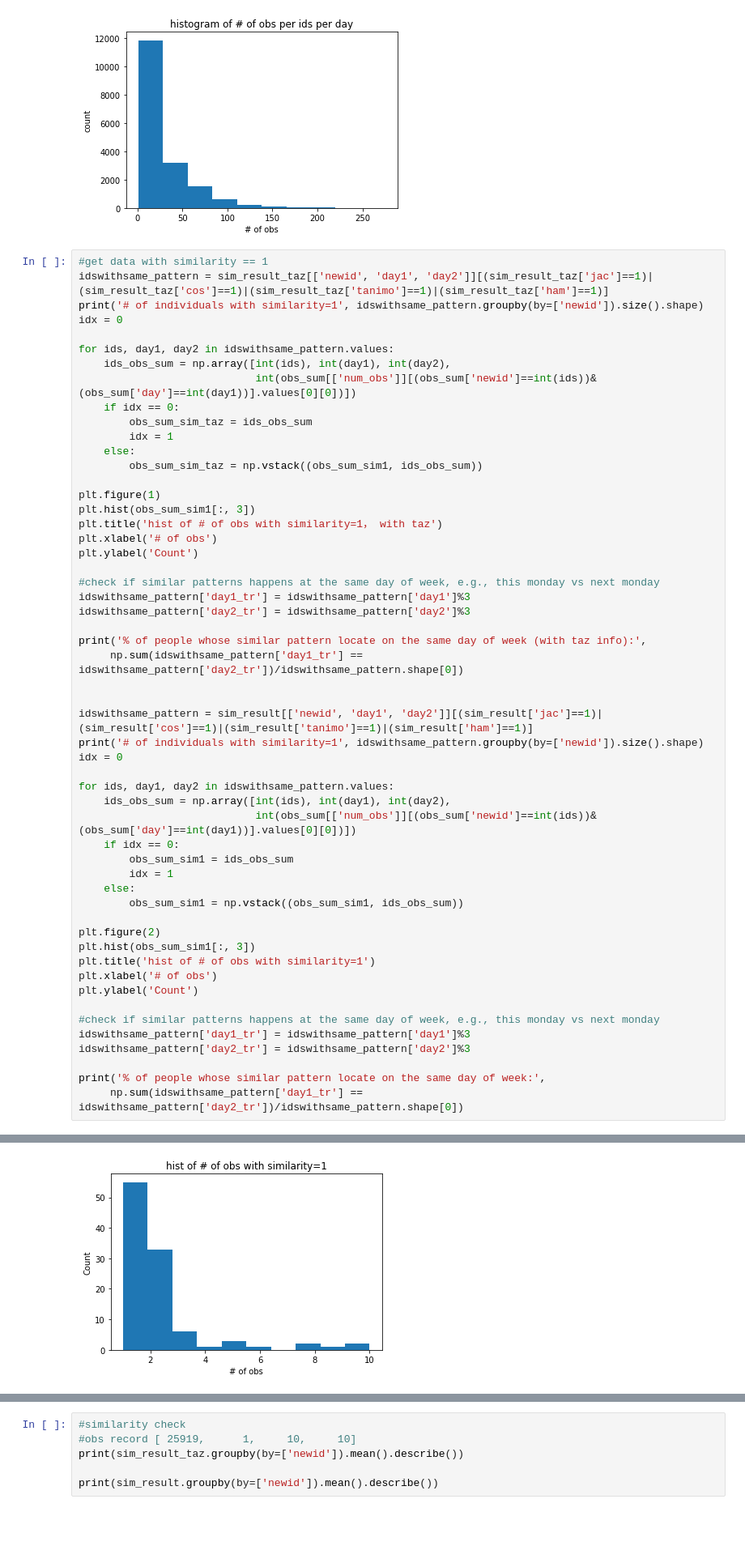
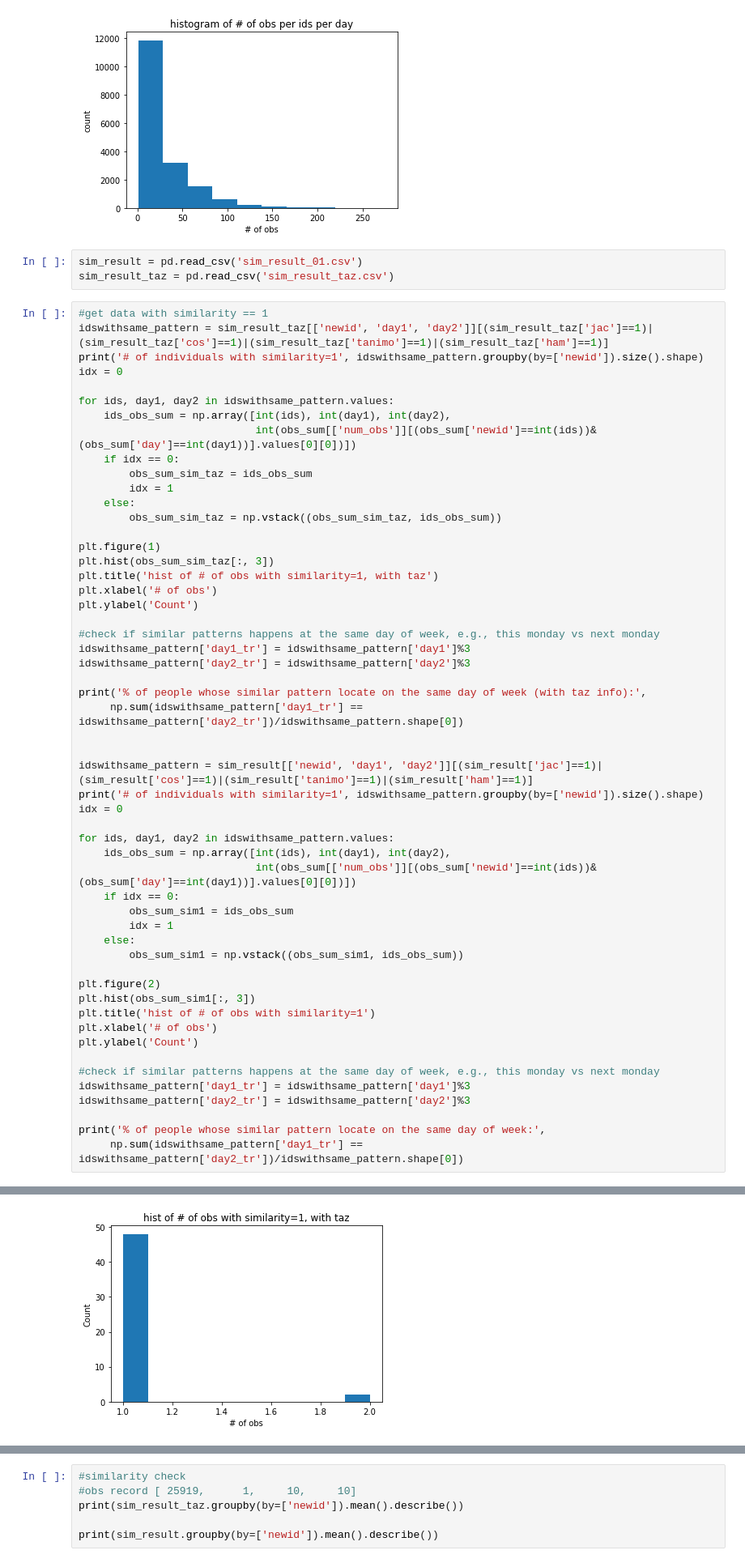
Before and after one commit to Yiran6/app_baseddata_processing, a Jupyter notebook: app_based_dt_check.ipynb, the cells around one changed output, grey strips where cells are left out. Shown at 81% size. Saved outputs shown, nothing was run; the diff lists cells and outputs as text; blank space fills up the shorter version.

Commit message:
similarity update

```diff
--- a/app_based_dt_check.ipynb
+++ b/app_based_dt_check.ipynb
@@ -351,6 +351,9 @@ plt.ylabel('count')
 # %% [output]
 Text(0, 0.5, 'count')
 [figure]
+# %%
+sim_result = pd.read_csv('sim_result_01.csv')
+sim_result_taz = pd.read_csv('sim_result_taz.csv')
 # %%
 #get data with similarity == 1
 idswithsame_pattern = sim_result_taz[['newid', 'day1', 'day2']][(sim_result_taz['jac']==1)|(sim_result_taz['cos']==1)|(sim_result_taz['tanimo']==1)|(sim_result_taz['ham']==1)]
@@ -364,11 +367,11 @@ for ids, day1, day2 in idswithsame_pattern.values:
         obs_sum_sim_taz = ids_obs_sum
         idx = 1
     else:
-        obs_sum_sim_taz = np.vstack((obs_sum_sim1, ids_obs_sum))
+        obs_sum_sim_taz = np.vstack((obs_sum_sim_taz, ids_obs_sum))
 
 plt.figure(1)
-plt.hist(obs_sum_sim1[:, 3])
-plt.title('hist of # of obs with similarity=1， with taz')
+plt.hist(obs_sum_sim_taz[:, 3])
+plt.title('hist of # of obs with similarity=1, with taz')
 plt.xlabel('# of obs')
 plt.ylabel('Count')
 
@@ -412 +416 @@ Text(0, 0.5, 'Count')
-[figure, old version]
+[figure, new version]
```
Also changed, not shown: parts of 10 cells of this notebook.
